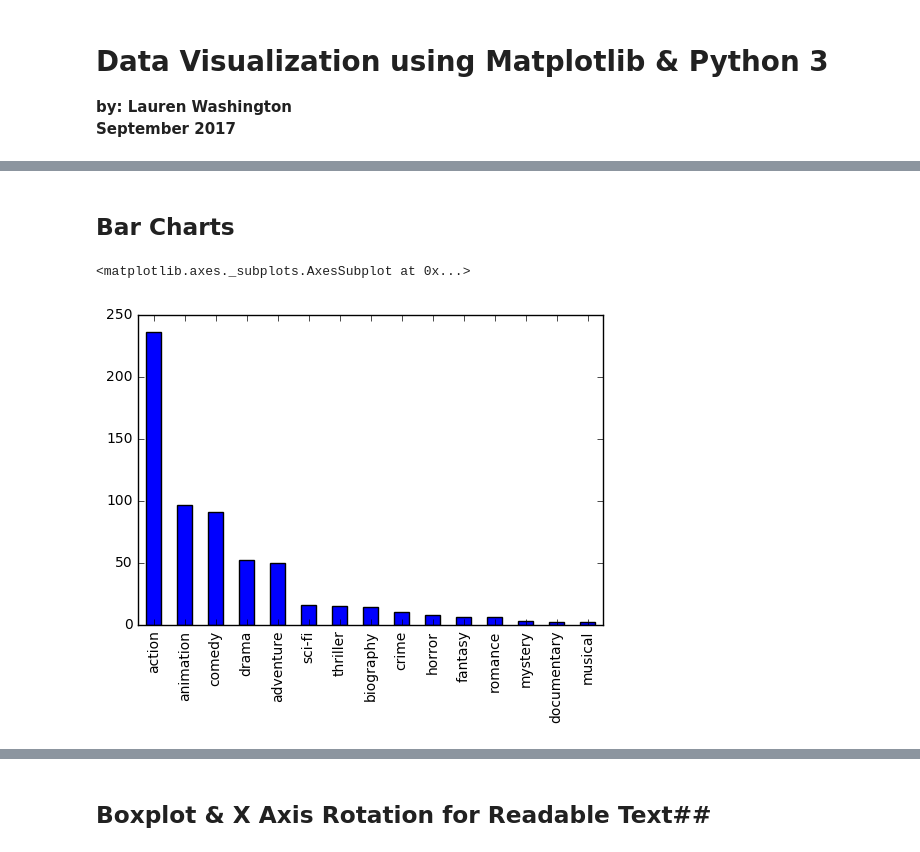
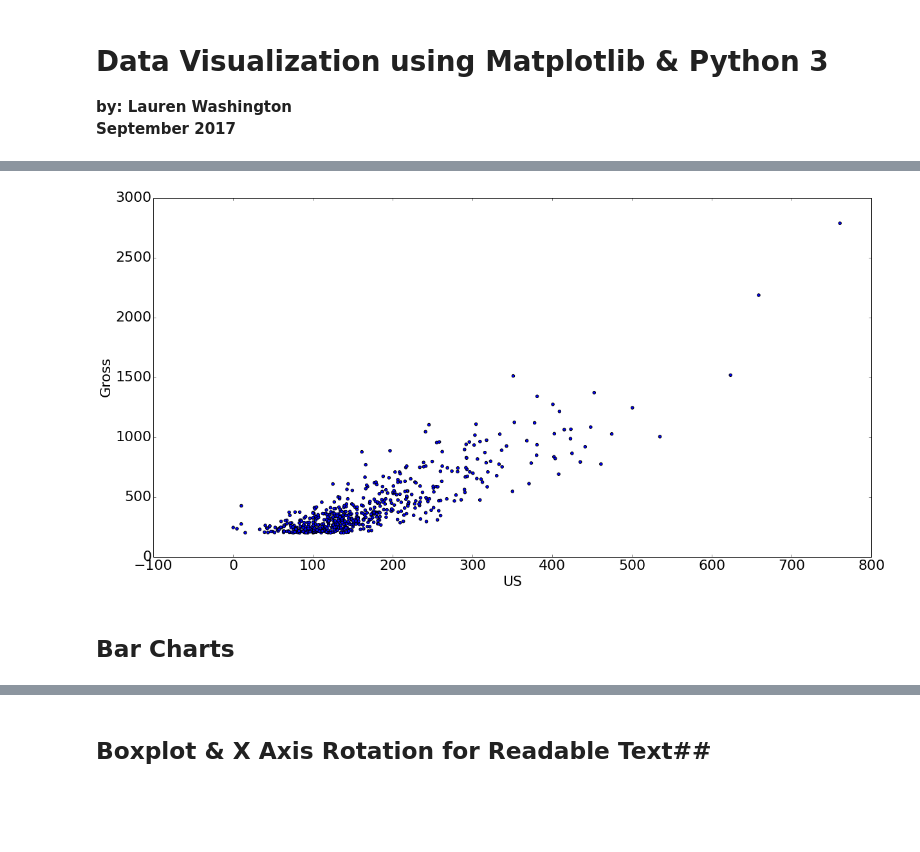
Before and after one commit to giggles-data-science/Python-3-DS, a Jupyter notebook: Data_Visualization_using_Matplotlib_and_Python_3.ipynb, the cells around one changed output, grey strips where cells are left out. Cells and saved outputs as stored; diff of their text form; code cells hidden in the pictures; blank space fills up the shorter version.

```diff
--- a/Data_Visualization_using_Matplotlib_and_Python_3.ipynb
+++ b/Data_Visualization_using_Matplotlib_and_Python_3.ipynb
@@ -74,7 +75,9 @@ plt.hist(df['Runtime'])
+# %%
+#visualize the correlation between two continuous variables
+plt.scatter(x= df['US'], y= df['Gross'])
+plt.xlabel('US')
+plt.ylabel('Gross');
+# %% [output]
+[figure, added]
 # %% [markdown]
 ## Bar Charts ##
-# %%
-df.Genre.value_counts().plot(kind = "bar")
-# %% [output]
-<matplotlib.axes._subplots.AxesSubplot at 0x...>
-[figure, removed]
```
Also changed, not shown: parts of 19 cells of this notebook.
